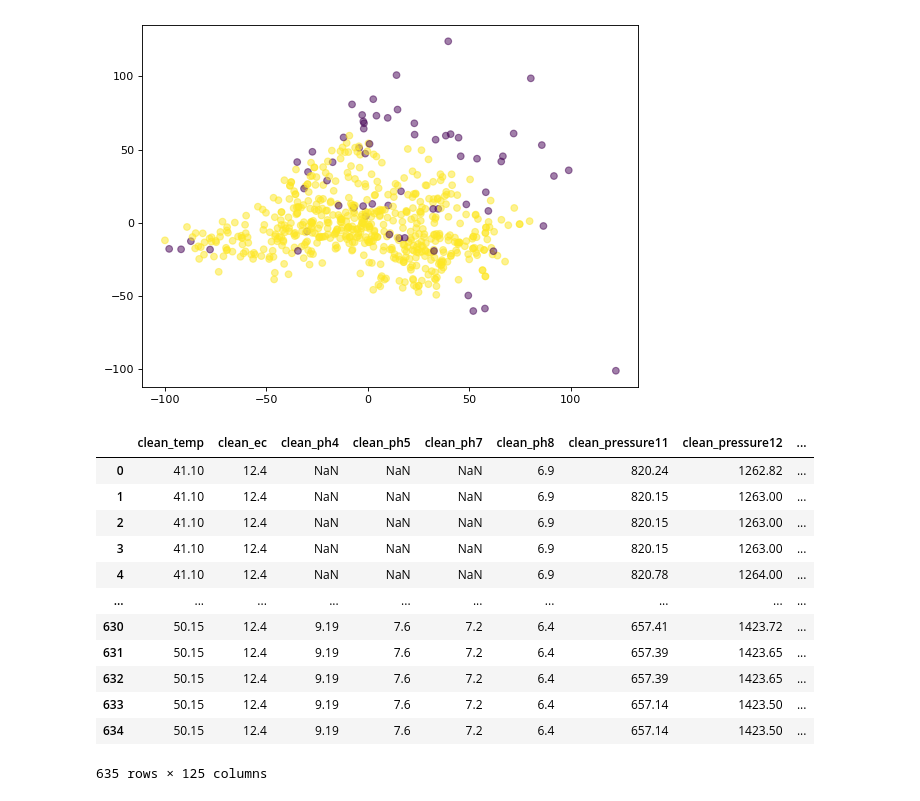
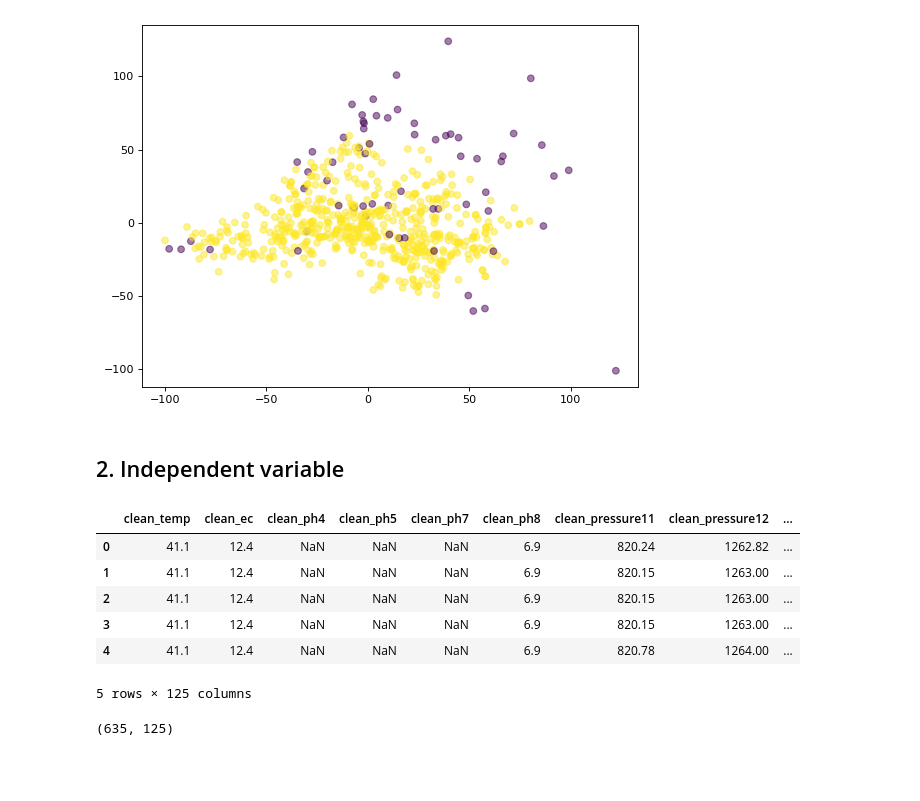
Before and after one commit to EricTsai83/IMBD_data_competition, a Jupyter notebook: Code/EDA.ipynb, the cells around one changed output. Drawn from its saved outputs; the diff is of its cells as text; code cells hidden in the pictures; blank space fills up the shorter version.

```diff
--- a/Code/EDA.ipynb
+++ b/Code/EDA.ipynb
@@ -299,19 +299,19 @@ plt.scatter(x, y, alpha=0.5, c=colors)
 # %% [output]
 <matplotlib.collections.PathCollection at 0x...>
 [figure]
+# %% [markdown]
+## 2. Independent variable
 # %%
-data_x
+data_x.head()
 # %% [output]
 |  | clean_temp | clean_ec | clean_ph4 | clean_ph5 | clean_ph7 | clean_ph8 | clean_pressure11 | clean_pressure12 | ... |
-| 0 | 41.10 | 12.4 | NaN | NaN | NaN | 6.9 | 820.24 | 1262.82 | ... |
-| 1 | 41.10 | 12.4 | NaN | NaN | NaN | 6.9 | 820.15 | 1263.00 | ... |
-| 2 | 41.10 | 12.4 | NaN | NaN | NaN | 6.9 | 820.15 | 1263.00 | ... |
-| 3 | 41.10 | 12.4 | NaN | NaN | NaN | 6.9 | 820.15 | 1263.00 | ... |
-| 4 | 41.10 | 12.4 | NaN | NaN | NaN | 6.9 | 820.78 | 1264.00 | ... |
-| ... | ... | ... | ... | ... | ... | ... | ... | ... | ... |
-| 630 | 50.15 | 12.4 | 9.19 | 7.6 | 7.2 | 6.4 | 657.41 | 1423.72 | ... |
-| 631 | 50.15 | 12.4 | 9.19 | 7.6 | 7.2 | 6.4 | 657.39 | 1423.65 | ... |
-| 632 | 50.15 | 12.4 | 9.19 | 7.6 | 7.2 | 6.4 | 657.39 | 1423.65 | ... |
-| 633 | 50.15 | 12.4 | 9.19 | 7.6 | 7.2 | 6.4 | 657.14 | 1423.50 | ... |
-| 634 | 50.15 | 12.4 | 9.19 | 7.6 | 7.2 | 6.4 | 657.14 | 1423.50 | ... |
+| 0 | 41.1 | 12.4 | NaN | NaN | NaN | 6.9 | 820.24 | 1262.82 | ... |
+| 1 | 41.1 | 12.4 | NaN | NaN | NaN | 6.9 | 820.15 | 1263.00 | ... |
+| 2 | 41.1 | 12.4 | NaN | NaN | NaN | 6.9 | 820.15 | 1263.00 | ... |
+| 3 | 41.1 | 12.4 | NaN | NaN | NaN | 6.9 | 820.15 | 1263.00 | ... |
+| 4 | 41.1 | 12.4 | NaN | NaN | NaN | 6.9 | 820.78 | 1264.00 | ... |
-635 rows × 125 columns
+5 rows × 125 columns
+# %%
+data_x.shape
+# %% [output]
+(635, 125)
```
Also changed, not shown: parts of 11 cells of this notebook.
